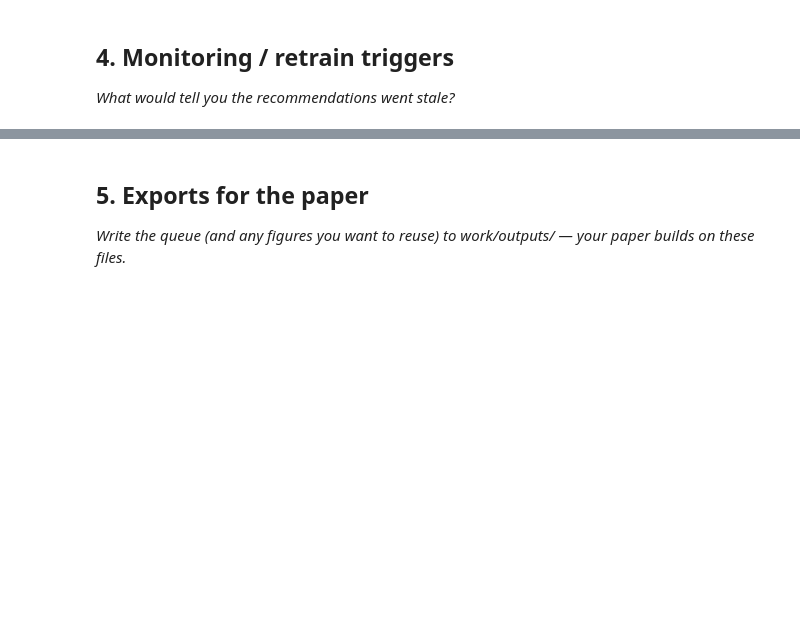
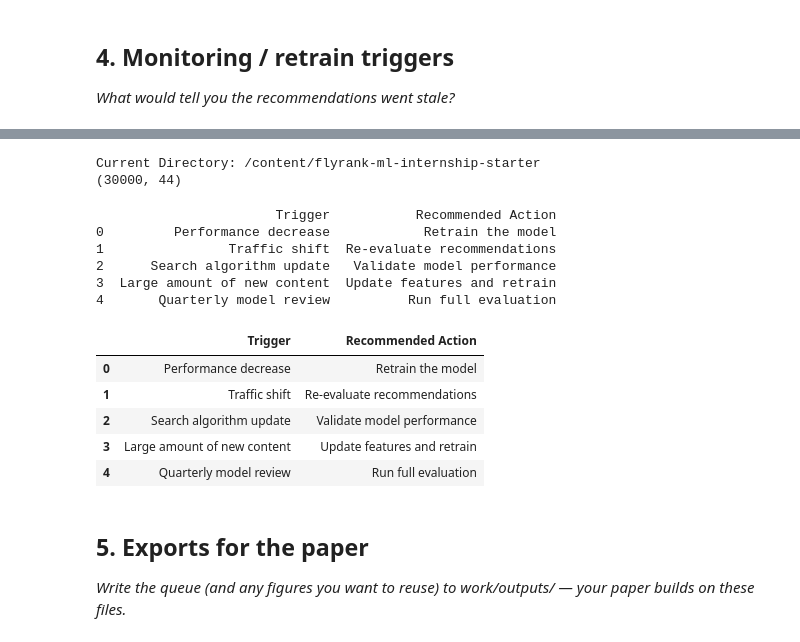
Before and after one commit to Dilip-chendra/FlyRank-Week1, a Jupyter notebook: work/notebooks/w07_action_playbook.ipynb, the cells around one changed output, grey strips where cells are left out. Cells and saved outputs as stored; diff of their text form; code cells hidden in the pictures; blank space fills up the shorter version.

```diff
--- a/work/notebooks/w07_action_playbook.ipynb
+++ b/work/notebooks/w07_action_playbook.ipynb
@@ -37,3 +191,63 @@ This skeleton is yours to fill. Work the sections **in order** — each one has
+# %%
+import os
+import sys
+import subprocess
+import pandas as pd
+
+REPO_URL = "https://github.com/flyrank-bih/flyrank-ml-internship-starter"
+REPO_DIR = "flyrank-ml-internship-starter"
+
+if "google.colab" in sys.modules:
+    if not os.path.exists(REPO_DIR):
+        subprocess.run(
+            ["git", "clone", "--depth", "1", REPO_URL, REPO_DIR],
+            check=True
+        )
+    os.chdir(REPO_DIR)
+
+print("Current Directory:", os.getcwd())
+
+df = pd.read_csv("data/raw/content_refresh_anonymized.csv")
+
+print(df.shape)
+# %% [output]
+Current Directory: /content/flyrank-ml-internship-starter
+(30000, 44)
+# %%
+import pandas as pd
+
+monitoring = pd.DataFrame({
+    "Trigger": [
+        "Performance decrease",
+        "Traffic shift",
+        "Search algorithm update",
+        "Large amount of new content",
+        "Quarterly model review"
+    ],
+    "Recommended Action": [
+        "Retrain the model",
+        "Re-evaluate recommendations",
+        "Validate model performance",
+        "Update features and retrain",
+        "Run full evaluation"
+    ]
+})
+
+print(monitoring)
+monitoring
+# %% [output]
+                       Trigger           Recommended Action
+0         Performance decrease            Retrain the model
+1                Traffic shift  Re-evaluate recommendations
+2      Search algorithm update   Validate model performance
+3  Large amount of new content  Update features and retrain
+4       Quarterly model review          Run full evaluation
+|  | Trigger | Recommended Action |
+| 0 | Performance decrease | Retrain the model |
+| 1 | Traffic shift | Re-evaluate recommendations |
+| 2 | Search algorithm update | Validate model performance |
+| 3 | Large amount of new content | Update features and retrain |
+| 4 | Quarterly model review | Run full evaluation |
 # %% [markdown]
 ## 5. Exports for the paper
 
```
Also changed, not shown: parts of 15 cells of this notebook.
